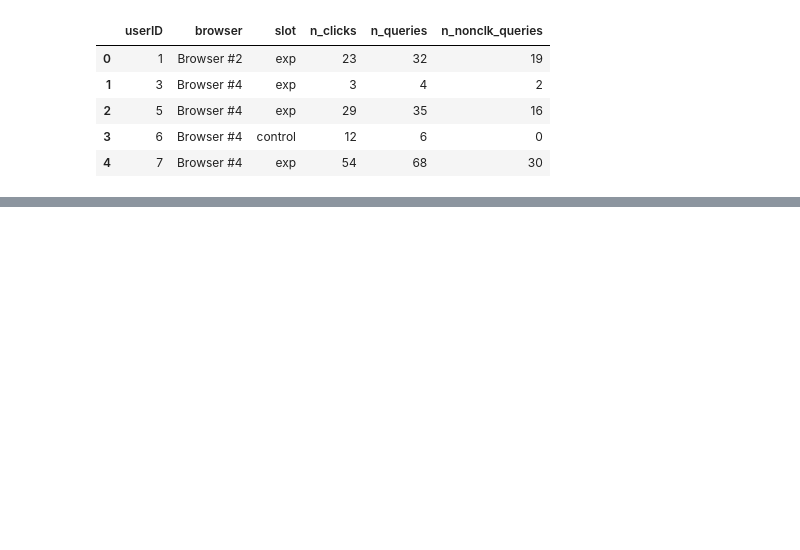
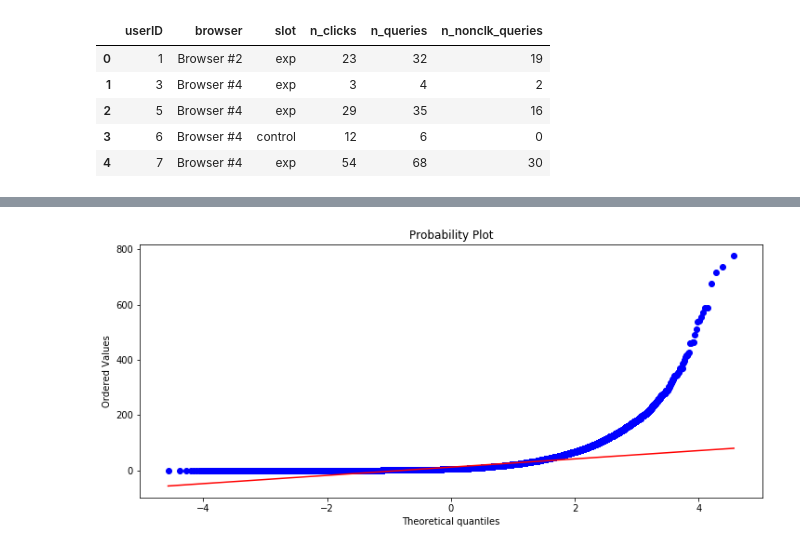
Before and after one commit to laurynovich/Coursera, a Jupyter notebook: Математика и Python для анализа данных/Построение выводов по данным/My assignments/Week4/Анализ результатов АБ-теста.ipynb, the cells around one changed output, grey strips where cells are left out. Drawn from its saved outputs; the diff is of its cells as text; code cells hidden in the pictures; blank space fills up the shorter version.

```diff
--- a/Математика и Python для анализа данных/Построение выводов по данным/My assignments/Week4/Анализ результатов АБ-теста.ipynb
+++ b/Математика и Python для анализа данных/Построение выводов по данным/My assignments/Week4/Анализ результатов АБ-теста.ipynb
@@ -24,0 +114,7 @@ data.head()
+# %%
+import scipy.stats as stats
+
+stats.probplot(exp_data.n_clicks, dist="norm", plot=pylab)
+pylab.show()
+# %% [output]
+[figure, added]
```
Also changed, not shown: parts of 23 cells of this notebook, 1 other file.
